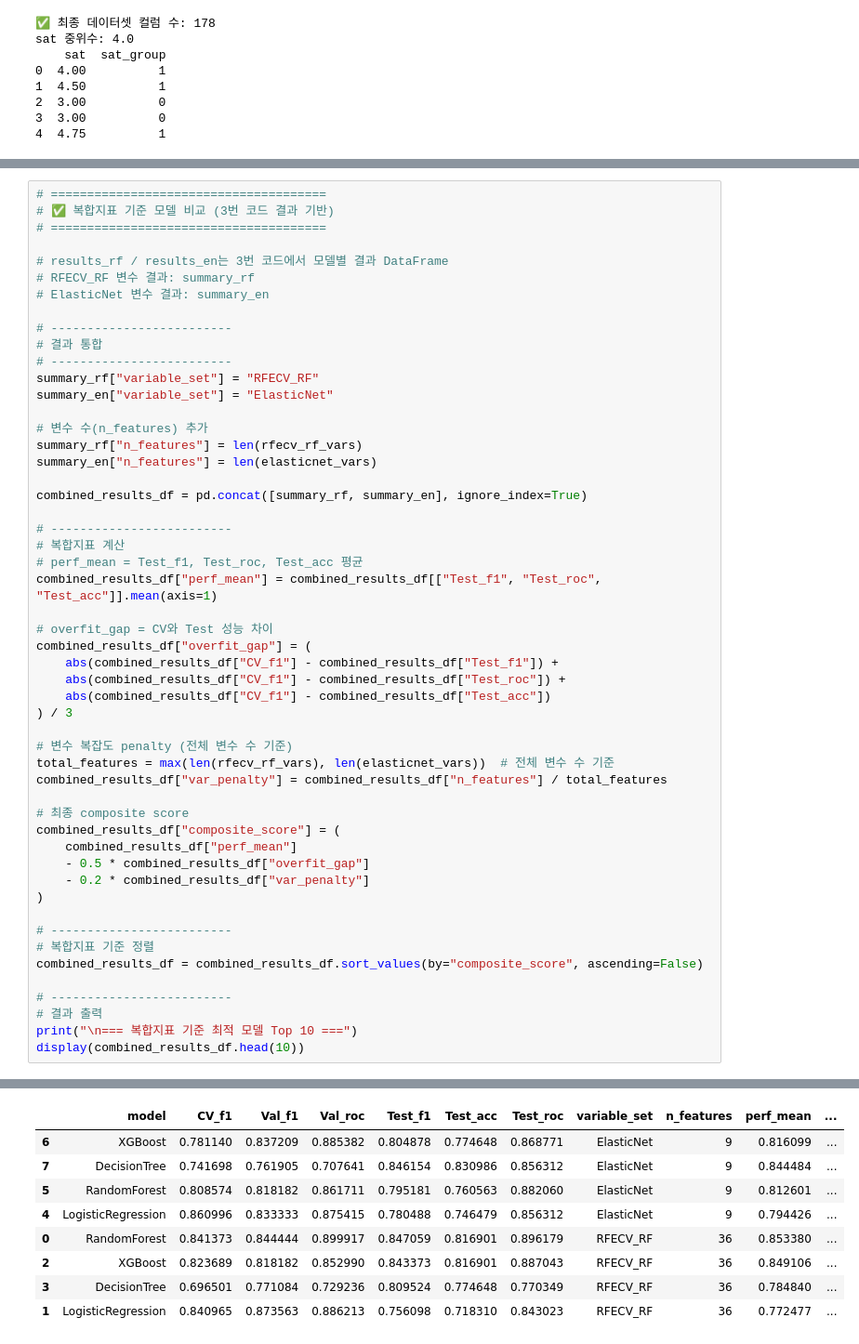
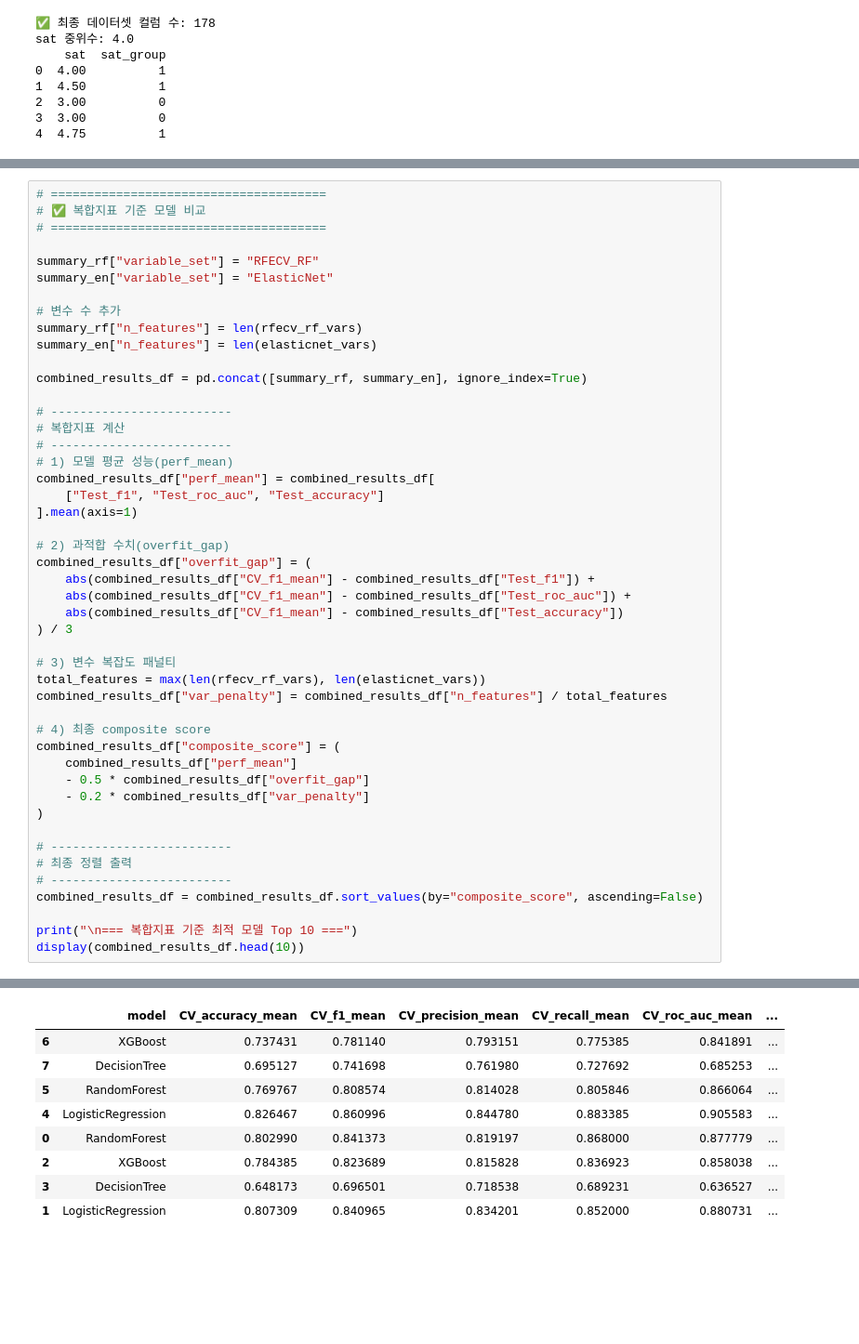
Before and after one commit to hyejinppp/Proposal, a Jupyter notebook: sat.validation.ipynb, the cells around one changed output, grey strips where cells are left out. Shown at 93% size. Drawn from its saved outputs; the diff is of its cells as text; blank space fills up the shorter version.

```diff
--- a/sat.validation.ipynb
+++ b/sat.validation.ipynb
@@ -573,63 +627,58 @@ display(summary_en)
 # %%
 # ======================================
-# ✅ 복합지표 기준 모델 비교 (3번 코드 결과 기반)
+# ✅ 복합지표 기준 모델 비교
 # ======================================
 
-# results_rf / results_en는 3번 코드에서 모델별 결과 DataFrame
-# RFECV_RF 변수 결과: summary_rf
-# ElasticNet 변수 결과: summary_en
-
-# -------------------------
-# 결과 통합
-# -------------------------
 summary_rf["variable_set"] = "RFECV_RF"
 summary_en["variable_set"] = "ElasticNet"
 
-# 변수 수(n_features) 추가
+# 변수 수 추가
 summary_rf["n_features"] = len(rfecv_rf_vars)
 summary_en["n_features"] = len(elasticnet_vars)
 
 combined_results_df = pd.concat([summary_rf, summary_en], ignore_index=True)
 
 # -------------------------
 # 복합지표 계산
-# perf_mean = Test_f1, Test_roc, Test_acc 평균
-combined_results_df["perf_mean"] = combined_results_df[["Test_f1", "Test_roc", "Test_acc"]].mean(axis=1)
+# -------------------------
+# 1) 모델 평균 성능(perf_mean)
+combined_results_df["perf_mean"] = combined_results_df[
+    ["Test_f1", "Test_roc_auc", "Test_accuracy"]
+].mean(axis=1)
 
-# overfit_gap = CV와 Test 성능 차이
+# 2) 과적합 수치(overfit_gap)
 combined_results_df["overfit_gap"] = (
-    abs(combined_results_df["CV_f1"] - combined_results_df["Test_f1"]) +
-    abs(combined_results_df["CV_f1"] - combined_results_df["Test_roc"]) +
-    abs(combined_results_df["CV_f1"] - combined_results_df["Test_acc"])
+    abs(combined_results_df["CV_f1_mean"] - combined_results_df["Test_f1"]) +
+    abs(combined_results_df["CV_f1_mean"] - combined_results_df["Test_roc_auc"]) +
+    abs(combined_results_df["CV_f1_mean"] - combined_results_df["Test_accuracy"])
 ) / 3
 
-# 변수 복잡도 penalty (전체 변수 수 기준)
-total_features = max(len(rfecv_rf_vars), len(elasticnet_vars))  # 전체 변수 수 기준
+# 3) 변수 복잡도 패널티
+total_features = max(len(rfecv_rf_vars), len(elasticnet_vars))
 combined_results_df["var_penalty"] = combined_results_df["n_features"] / total_features
 
-# 최종 composite score
+# 4) 최종 composite score
 combined_results_df["composite_score"] = (
     combined_results_df["perf_mean"]
     - 0.5 * combined_results_df["overfit_gap"]
     - 0.2 * combined_results_df["var_penalty"]
 )
 
 # -------------------------
-# 복합지표 기준 정렬
+# 최종 정렬 출력
+# -------------------------
 combined_results_df = combined_results_df.sort_values(by="composite_score", ascending=False)
 
-# -------------------------
-# 결과 출력
 print("\n=== 복합지표 기준 최적 모델 Top 10 ===")
 display(combined_results_df.head(10))
 # %% [output]
 === 복합지표 기준 최적 모델 Top 10 ===
-|  | model | CV_f1 | Val_f1 | Val_roc | Test_f1 | Test_acc | Test_roc | variable_set | n_features | perf_mean | ... |
-| 6 | XGBoost | 0.781140 | 0.837209 | 0.885382 | 0.804878 | 0.774648 | 0.868771 | ElasticNet | 9 | 0.816099 | ... |
-| 7 | DecisionTree | 0.741698 | 0.761905 | 0.707641 | 0.846154 | 0.830986 | 0.856312 | ElasticNet | 9 | 0.844484 | ... |
-| 5 | RandomForest | 0.808574 | 0.818182 | 0.861711 | 0.795181 | 0.760563 | 0.882060 | ElasticNet | 9 | 0.812601 | ... |
-| 4 | LogisticRegression | 0.860996 | 0.833333 | 0.875415 | 0.780488 | 0.746479 | 0.856312 | ElasticNet | 9 | 0.794426 | ... |
-| 0 | RandomForest | 0.841373 | 0.844444 | 0.899917 | 0.847059 | 0.816901 | 0.896179 | RFECV_RF | 36 | 0.853380 | ... |
-| 2 | XGBoost | 0.823689 | 0.818182 | 0.852990 | 0.843373 | 0.816901 | 0.887043 | RFECV_RF | 36 | 0.849106 | ... |
-| 3 | DecisionTree | 0.696501 | 0.771084 | 0.729236 | 0.809524 | 0.774648 | 0.770349 | RFECV_RF | 36 | 0.784840 | ... |
-| 1 | LogisticRegression | 0.840965 | 0.873563 | 0.886213 | 0.756098 | 0.718310 | 0.843023 | RFECV_RF | 36 | 0.772477 | ... |
+|  | model | CV_accuracy_mean | CV_f1_mean | CV_precision_mean | CV_recall_mean | CV_roc_auc_mean | ... |
+| 6 | XGBoost | 0.737431 | 0.781140 | 0.793151 | 0.775385 | 0.841891 | ... |
+| 7 | DecisionTree | 0.695127 | 0.741698 | 0.761980 | 0.727692 | 0.685253 | ... |
+| 5 | RandomForest | 0.769767 | 0.808574 | 0.814028 | 0.805846 | 0.866064 | ... |
+| 4 | LogisticRegression | 0.826467 | 0.860996 | 0.844780 | 0.883385 | 0.905583 | ... |
+| 0 | RandomForest | 0.802990 | 0.841373 | 0.819197 | 0.868000 | 0.877779 | ... |
+| 2 | XGBoost | 0.784385 | 0.823689 | 0.815828 | 0.836923 | 0.858038 | ... |
+| 3 | DecisionTree | 0.648173 | 0.696501 | 0.718538 | 0.689231 | 0.636527 | ... |
+| 1 | LogisticRegression | 0.807309 | 0.840965 | 0.834201 | 0.852000 | 0.880731 | ... |
```
Also changed, not shown: parts of 12 cells of this notebook.
